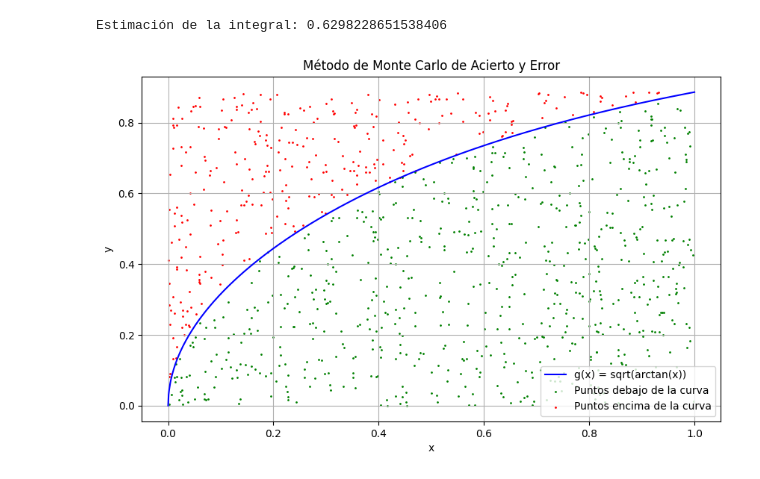
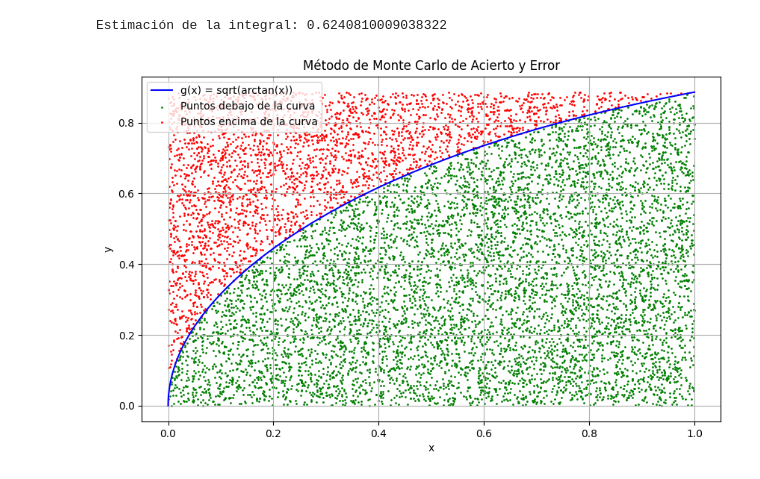
Before and after one commit to MaricelaMH/Simulacion-1, a Jupyter notebook: Acierto_error_MC.ipynb, the cells around one changed output. Cells and saved outputs as stored; diff of their text form; code cells hidden in the pictures.

```diff
--- a/Acierto_error_MC.ipynb
+++ b/Acierto_error_MC.ipynb
@@ -31,34 +29,29 @@ SyntaxError: invalid syntax (<ipython-input-4-58a58d1c4970>, line 11)
+# %%
+# Calculamos la estimación de la integral
+integral_estimate = monte_carlo_aci_error(0, 1, 10000)
+print(f"Estimación de la integral: {integral_estimate}")
+# %% [output]
+Estimación de la integral: 0.6240810009038322
 # %%
-
-
+# Graficamos los puntos y la función g(x)
 # Parámetros de la integral
-a = 0
-b = 1
-num_points = 1000000  # Número de puntos
-
-# Calcular la estimación de la integral
-integral_estimate = monte_carlo_aci_error(a, b, num_points)
-print(f"Estimación de la integral: {integral_estimate}")
-
-# Graficar los puntos y la función g(x)
-x = np.linspace(a, b, 1000)
+x = np.linspace(0,1,10000)
 y = g(x)
 plt.figure(figsize=(10, 6))
 plt.plot(x, y, label='g(x) = sqrt(arctan(x))', color='blue')
 
-# Generar puntos aleatorios (x_i, y_i) para la visualización
-x_points = np.random.uniform(a, b, 1000)
-y_points = np.random.uniform(0, g(b), 1000)
-below_curve = y_points < g(x_points)
-plt.scatter(x_points[below_curve], y_points[below_curve], color='green', s=1, label='Puntos debajo de la curva')
-plt.scatter(x_points[~below_curve], y_points[~below_curve], color='red', s=1, label='Puntos encima de la curva')
+# Generamos puntos aleatorios (x_i, y_i) para la visualización
+x_puntos = np.random.uniform(1, 0, 10000)
+y_puntos = np.random.uniform(0, g(1), 10000)
+curva = y_puntos < g(x_puntos)
+plt.scatter(x_puntos[curva], y_puntos[curva], color='green', s=1, label='Puntos debajo de la curva')
+plt.scatter(x_puntos[~curva], y_puntos[~curva], color='red', s=1, label='Puntos encima de la curva')
 
 plt.xlabel('x')
 plt.ylabel('y')
 plt.title('Método de Monte Carlo de Acierto y Error')
 plt.legend()
 plt.grid(True)
 plt.show()
 # %% [output]
-Estimación de la integral: 0.6298228651538406
-[figure, old version]
+[figure, new version]
```
Also changed, not shown: parts of 1 cell of this notebook.
